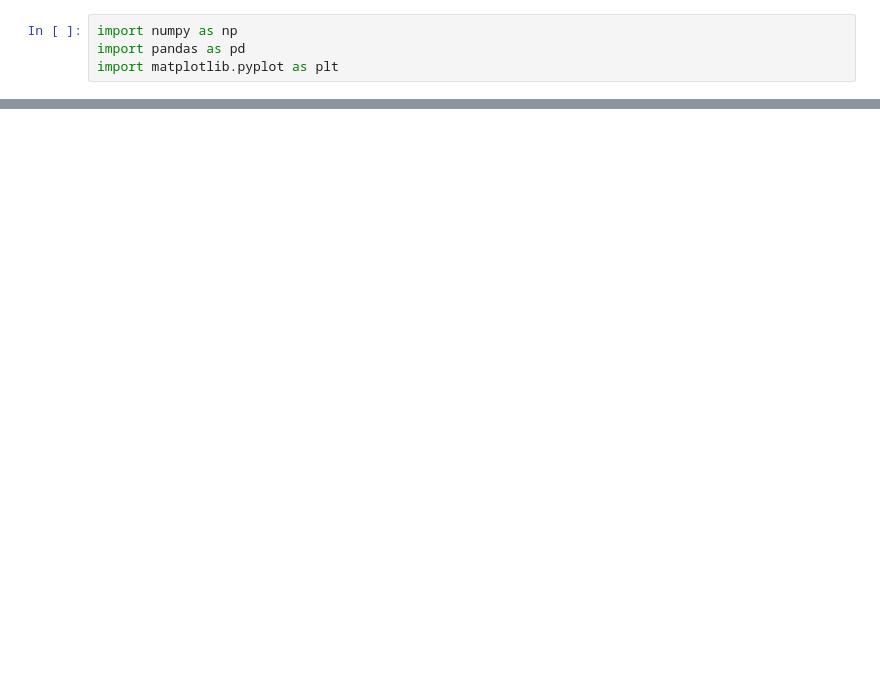
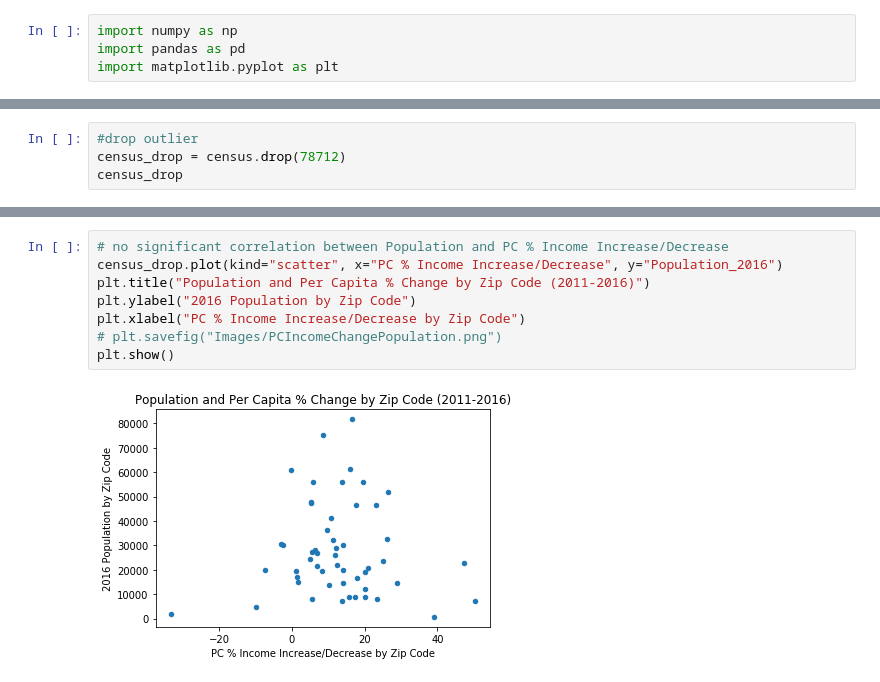
Before and after one commit to Kerrykova/Project1, a Jupyter notebook: Visualizations.ipynb, the cells around one changed output, grey strips where cells are left out. Saved outputs shown, nothing was run; the diff lists cells and outputs as text; blank space fills up the shorter version.

Commit message:
Revert "Revert "Income vis""

```diff
--- a/Visualizations.ipynb
+++ b/Visualizations.ipynb
@@ -15,0 +27,4 @@ census.head()
+# %%
+#drop outlier
+census_drop = census.drop(78712)
+census_drop
@@ -15,0 +146,10 @@ census.head()
+# %%
+# no significant correlation between Population and PC % Income Increase/Decrease
+census_drop.plot(kind="scatter", x="PC % Income Increase/Decrease", y="Population_2016")
+plt.title("Population and Per Capita % Change by Zip Code (2011-2016)")
+plt.ylabel("2016 Population by Zip Code")
+plt.xlabel("PC % Income Increase/Decrease by Zip Code")
+# plt.savefig("Images/PCIncomeChangePopulation.png")
+plt.show()
+# %% [output]
+[figure, added]
```
Also changed, not shown: parts of 15 cells of this notebook, 4 other files.
